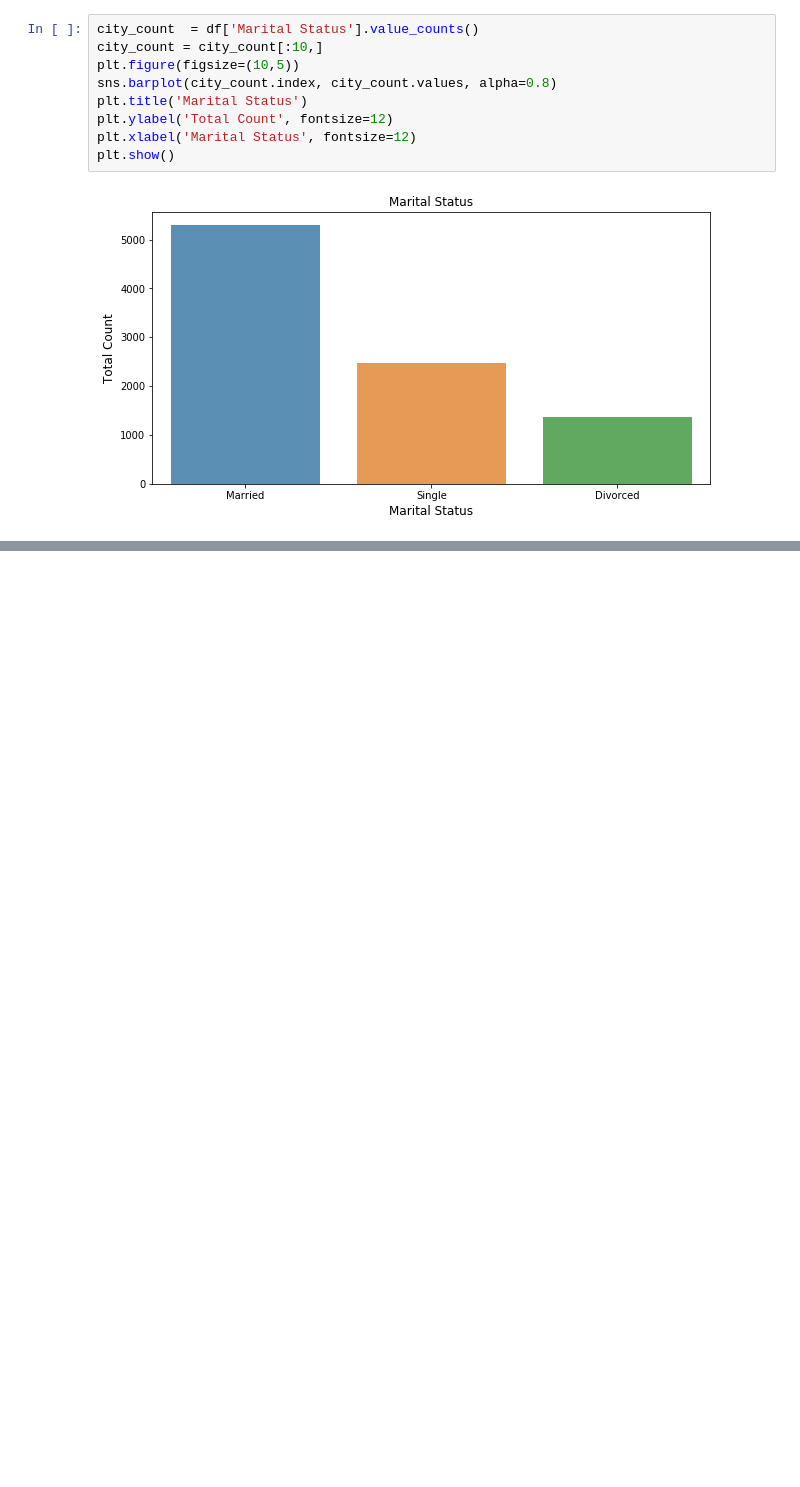
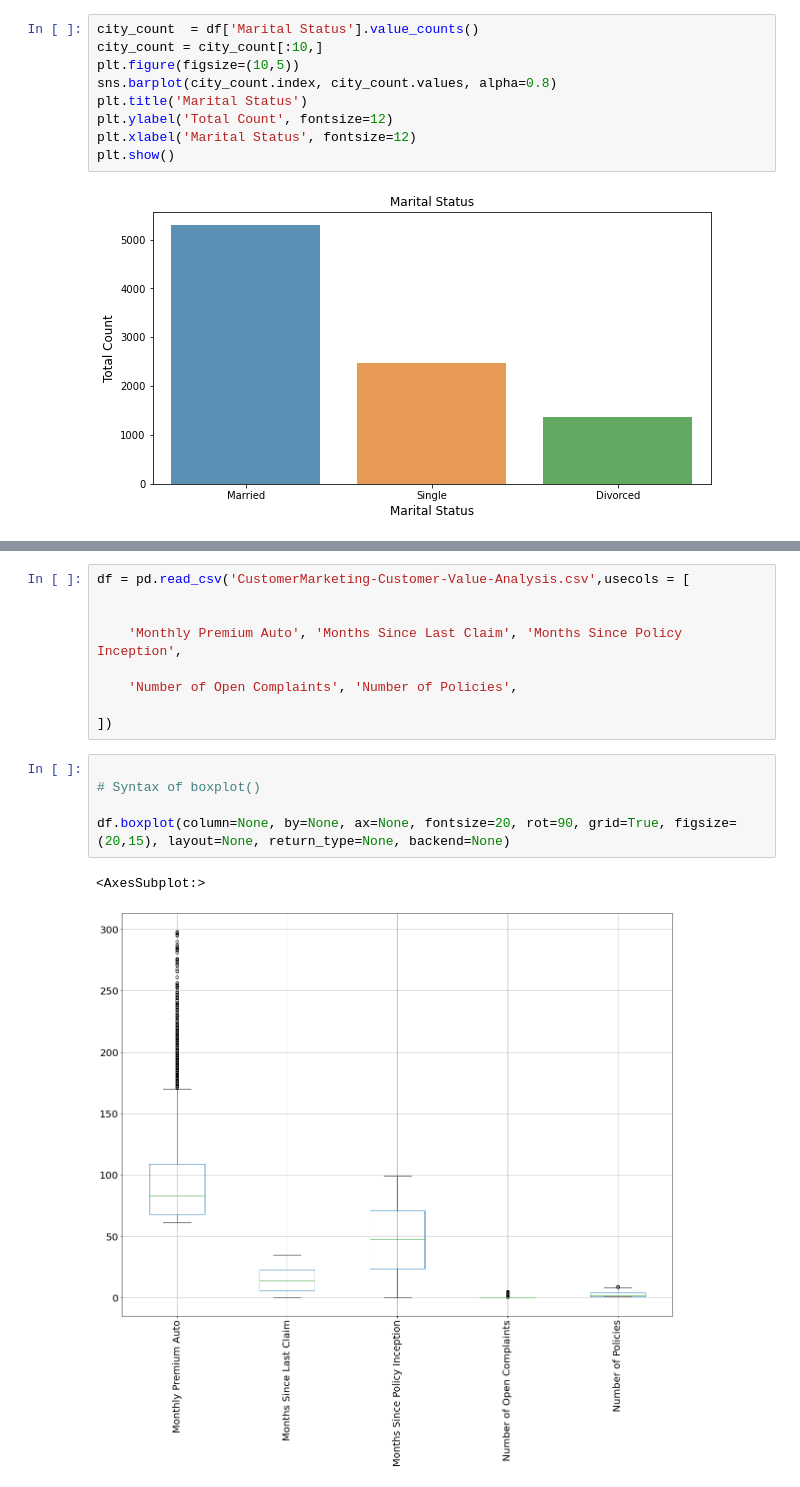
Before and after one commit to FinalProjectSix0six/data606, a Jupyter notebook: EDA/initial_data_exploration.ipynb, the cells around one changed output, grey strips where cells are left out. Cells and saved outputs as stored; diff of their text form; blank space fills up the shorter version.

```diff
--- a/EDA/initial_data_exploration.ipynb
+++ b/EDA/initial_data_exploration.ipynb
@@ -153,0 +177,17 @@ plt.show()
+# %%
+df = pd.read_csv('CustomerMarketing-Customer-Value-Analysis.csv',usecols = [
+
+
+    'Monthly Premium Auto', 'Months Since Last Claim', 'Months Since Policy Inception',
+
+    'Number of Open Complaints', 'Number of Policies',
+
+])
+# %%
+
+# Syntax of boxplot()
+
+df.boxplot(column=None, by=None, ax=None, fontsize=20, rot=90, grid=True, figsize=(20,15), layout=None, return_type=None, backend=None)
+# %% [output]
+<AxesSubplot:>
+[figure, added]
```
Also changed, not shown: parts of 5 cells of this notebook.
